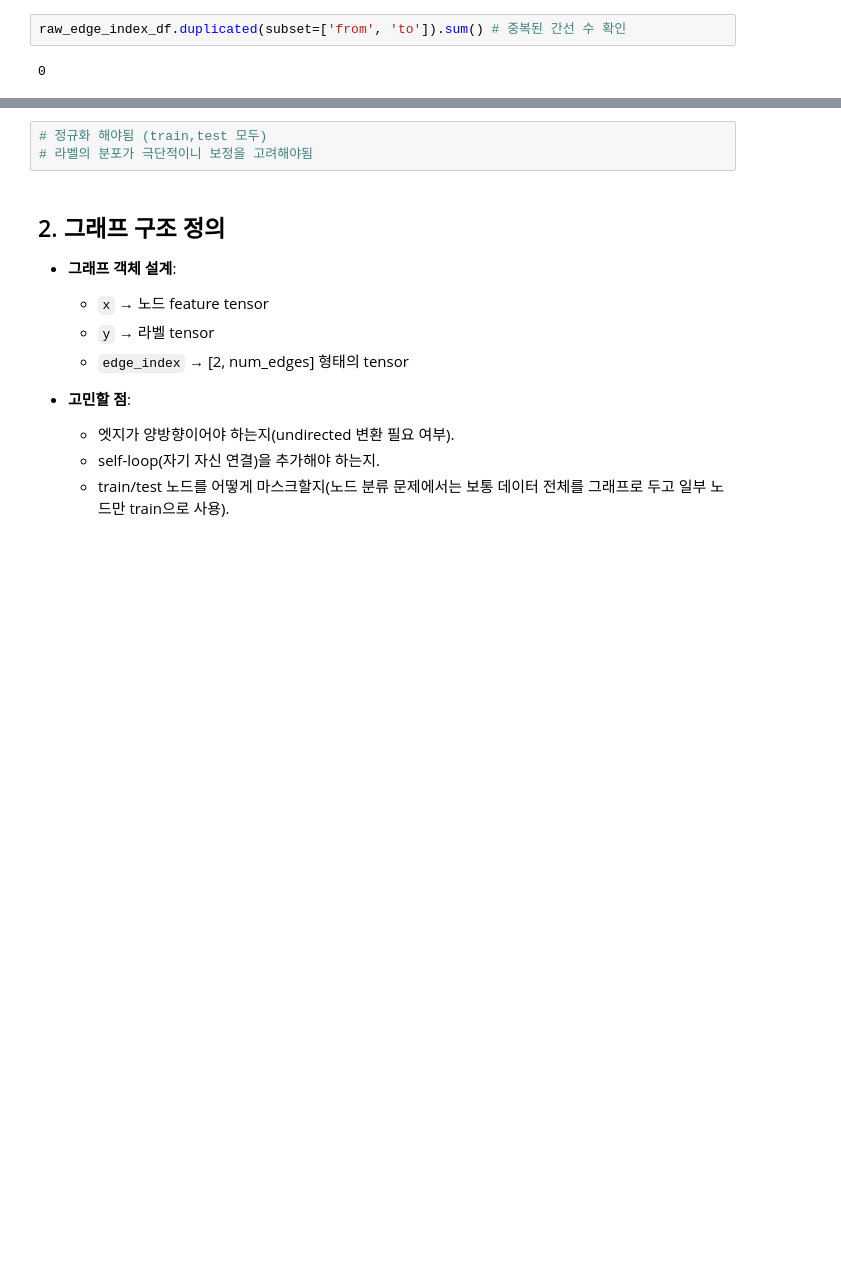
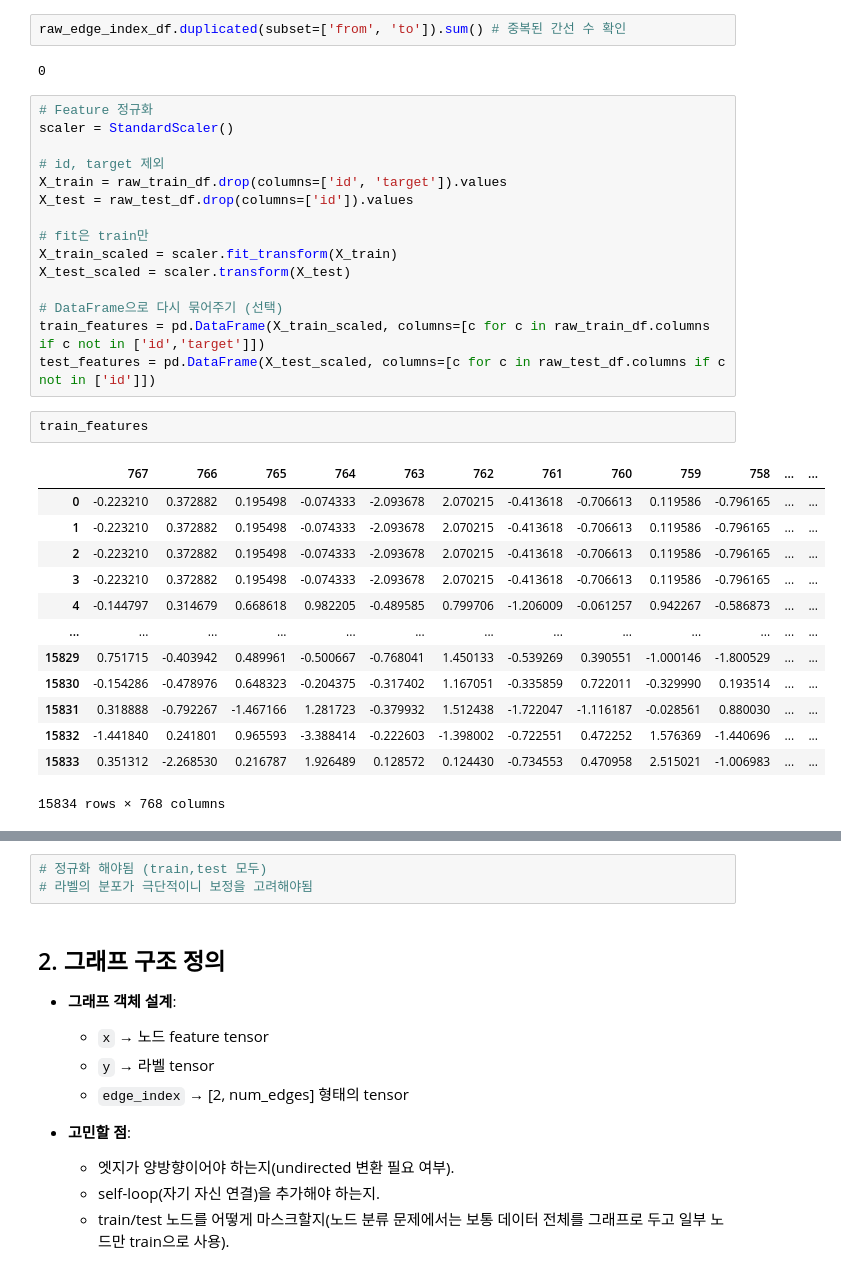
Before and after one commit to kim-bo-saeng/personal_project, a Jupyter notebook: GNN/GNN_test/GNN_nodeclassification.ipynb, the cells around one changed output, grey strips where cells are left out. Saved outputs shown, nothing was run; the diff lists cells and outputs as text; blank space fills up the shorter version.

```diff
--- a/GNN/GNN_test/GNN_nodeclassification.ipynb
+++ b/GNN/GNN_test/GNN_nodeclassification.ipynb
@@ -82,3 +83,34 @@ sns.countplot(raw_train_df['target']) #라벨의 분포 점검
 raw_edge_index_df.duplicated(subset=['from', 'to']).sum() # 중복된 간선 수 확인
 # %% [output]
 0
+# %%
+# Feature 정규화
+scaler = StandardScaler()
+
+# id, target 제외
+X_train = raw_train_df.drop(columns=['id', 'target']).values
+X_test = raw_test_df.drop(columns=['id']).values
+
+# fit은 train만
+X_train_scaled = scaler.fit_transform(X_train)
+X_test_scaled = scaler.transform(X_test)
+
+# DataFrame으로 다시 묶어주기 (선택)
+train_features = pd.DataFrame(X_train_scaled, columns=[c for c in raw_train_df.columns if c not in ['id','target']])
+test_features = pd.DataFrame(X_test_scaled, columns=[c for c in raw_test_df.columns if c not in ['id']])
+# %%
+train_features
+# %% [output]
+|  | 767 | 766 | 765 | 764 | 763 | 762 | 761 | 760 | 759 | 758 | ... | ... |
+| 0 | -0.223210 | 0.372882 | 0.195498 | -0.074333 | -2.093678 | 2.070215 | -0.413618 | -0.706613 | 0.119586 | -0.796165 | ... | ... |
+| 1 | -0.223210 | 0.372882 | 0.195498 | -0.074333 | -2.093678 | 2.070215 | -0.413618 | -0.706613 | 0.119586 | -0.796165 | ... | ... |
+| 2 | -0.223210 | 0.372882 | 0.195498 | -0.074333 | -2.093678 | 2.070215 | -0.413618 | -0.706613 | 0.119586 | -0.796165 | ... | ... |
+| 3 | -0.223210 | 0.372882 | 0.195498 | -0.074333 | -2.093678 | 2.070215 | -0.413618 | -0.706613 | 0.119586 | -0.796165 | ... | ... |
+| 4 | -0.144797 | 0.314679 | 0.668618 | 0.982205 | -0.489585 | 0.799706 | -1.206009 | -0.061257 | 0.942267 | -0.586873 | ... | ... |
+| ... | ... | ... | ... | ... | ... | ... | ... | ... | ... | ... | ... | ... |
+| 15829 | 0.751715 | -0.403942 | 0.489961 | -0.500667 | -0.768041 | 1.450133 | -0.539269 | 0.390551 | -1.000146 | -1.800529 | ... | ... |
+| 15830 | -0.154286 | -0.478976 | 0.648323 | -0.204375 | -0.317402 | 1.167051 | -0.335859 | 0.722011 | -0.329990 | 0.193514 | ... | ... |
+| 15831 | 0.318888 | -0.792267 | -1.467166 | 1.281723 | -0.379932 | 1.512438 | -1.722047 | -1.116187 | -0.028561 | 0.880030 | ... | ... |
+| 15832 | -1.441840 | 0.241801 | 0.965593 | -3.388414 | -0.222603 | -1.398002 | -0.722551 | 0.472252 | 1.576369 | -1.440696 | ... | ... |
+| 15833 | 0.351312 | -2.268530 | 0.216787 | 1.926489 | 0.128572 | 0.124430 | -0.734553 | 0.470958 | 2.515021 | -1.006983 | ... | ... |
+15834 rows × 768 columns
```
Also changed, not shown: parts of 5 cells of this notebook, 2 other files.
